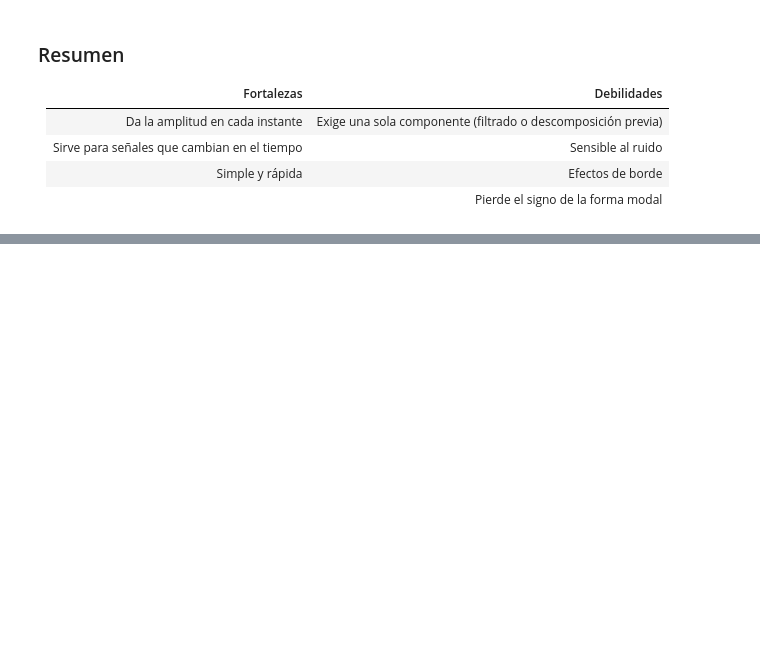
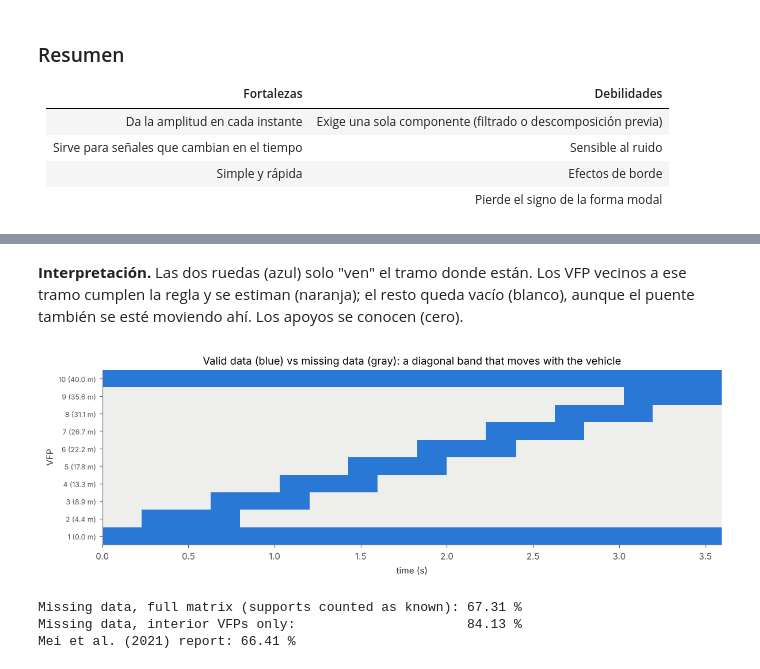
Before and after one commit to 25adiaz-apps/assignment-3-machine-learning, a Jupyter notebook: literature-review/metodos/metodos.ipynb, the cells around one changed output, grey strips where cells are left out. Cells and saved outputs as stored; diff of their text form; code cells hidden in the pictures; blank space fills up the shorter version.

```diff
--- a/literature-review/metodos/metodos.ipynb
+++ b/literature-review/metodos/metodos.ipynb
@@ -559,0 +750,32 @@ plt.show()
+# %% [markdown]
+**Interpretación.** Las dos ruedas (azul) solo "ven" el tramo donde están. Los VFP vecinos a ese tramo cumplen la regla y se estiman (naranja); el resto queda vacío (blanco), aunque el puente también se esté moviendo ahí. Los apoyos se conocen (cero).
+# %%
+# Plot 2: validity mask (rows = VFPs, columns = time)
+from matplotlib.colors import ListedColormap
+
+mask_plot = mask_valid.copy()
+mask_plot[[0, -1], :] = True                                  # supports: known
+
+fig, ax = plt.subplots(figsize=(11, 3.8))
+ax.imshow(mask_plot, aspect="auto", origin="lower", interpolation="nearest",
+          cmap=ListedColormap(["#eeeeec", COLOR_1]),
+          extent=[mei_t[0], mei_t[-1], -0.5, MEI_N_VFP - 0.5])
+ax.set_yticks(range(MEI_N_VFP))
+ax.set_yticklabels([f"{i + 1} ({x:.1f} m)" for i, x in enumerate(MEI_VFP)], fontsize=8)
+ax.set_xlabel("time (s)")
+ax.set_ylabel("VFP")
+ax.set_title("Valid data (blue) vs missing data (gray): a diagonal band that moves with the vehicle")
+ax.grid(False)
+fig.tight_layout()
+plt.show()
+
+missing_all = 100 * (1 - mask_plot.mean())
+missing_interior = 100 * (1 - mask_valid[1:-1].mean())
+print(f"Missing data, full matrix (supports counted as known): {missing_all:.2f} %")
+print(f"Missing data, interior VFPs only:                      {missing_interior:.2f} %")
+print("Mei et al. (2021) report: 66.41 %")
+# %% [output]
+[figure, added]
+Missing data, full matrix (supports counted as known): 67.31 %
+Missing data, interior VFPs only:                      84.13 %
+Mei et al. (2021) report: 66.41 %
```
Also changed, not shown: parts of 10 cells of this notebook, 1 other file.
